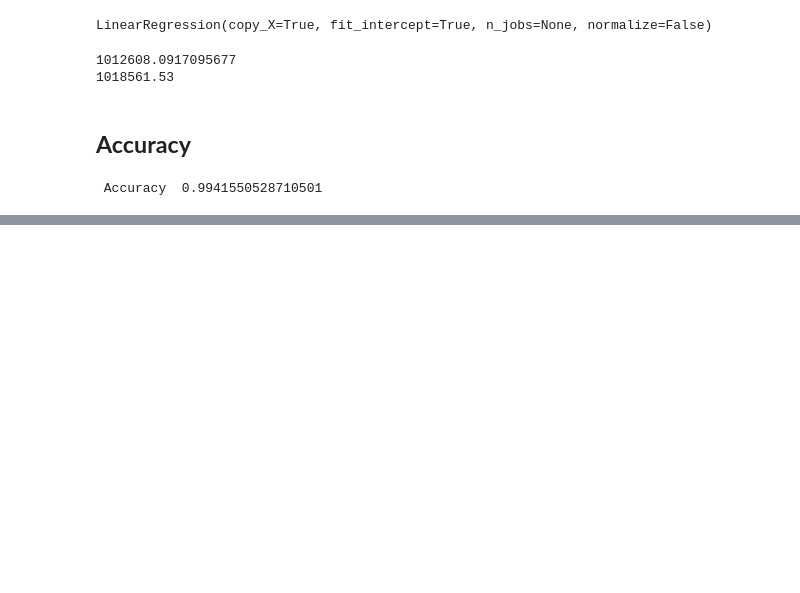
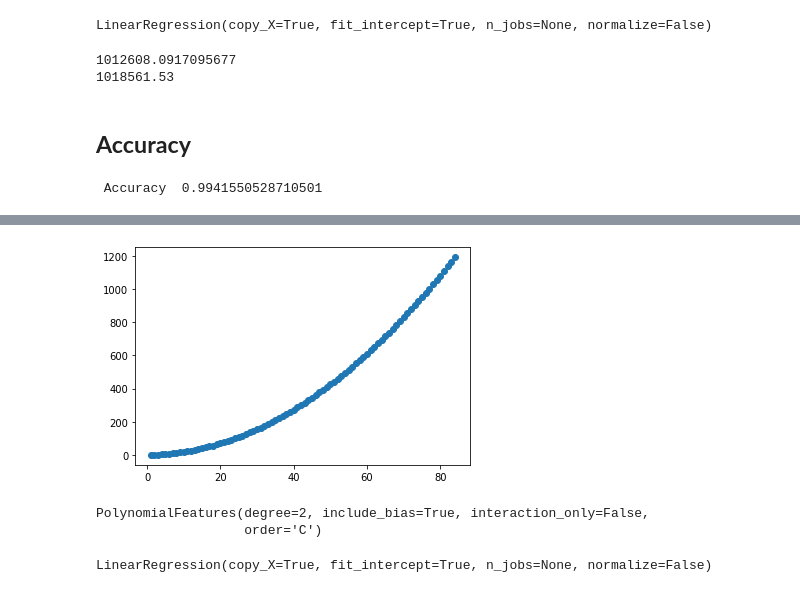
Before and after one commit to sabil62/scaling-computing-machine, a Jupyter notebook: 0first.ipynb, the cells around one changed output, grey strips where cells are left out. Saved outputs shown, nothing was run; the diff lists cells and outputs as text; code cells hidden in the pictures; blank space fills up the shorter version.

```diff
--- a/0first.ipynb
+++ b/0first.ipynb
@@ -213,0 +252,8 @@ print(" Accuracy ", y_pred.sum().mean()/y_test.sum().mean())
+# %%
+X = np.array(X).reshape(-1,1)
+Y = np.array(Y).reshape(-1,1)
+# %%
+plt.scatter(X,Y)
+plt.show()
+# %% [output]
+[figure, added]
@@ -213,0 +266,14 @@ print(" Accuracy ", y_pred.sum().mean()/y_test.sum().mean())
+# %%
+# making degree of polynomial 2 because the scatter plot in 106 up+2 resembles polynomial 2 degree curve
+poly = PolynomialFeatures(degree=2)
+X_poly = poly.fit_transform(X_train)
+poly.fit(X_poly,Y_train)
+# %% [output]
+PolynomialFeatures(degree=2, include_bias=True, interaction_only=False,
+                   order='C')
+# %%
+model = LinearRegression()
+model.fit(X_poly,Y_train)
+# here we have included X_poly so in model.predict() also use x_poly
+# %% [output]
+LinearRegression(copy_X=True, fit_intercept=True, n_jobs=None, normalize=False)
```
Also changed, not shown: parts of 10 cells of this notebook.
